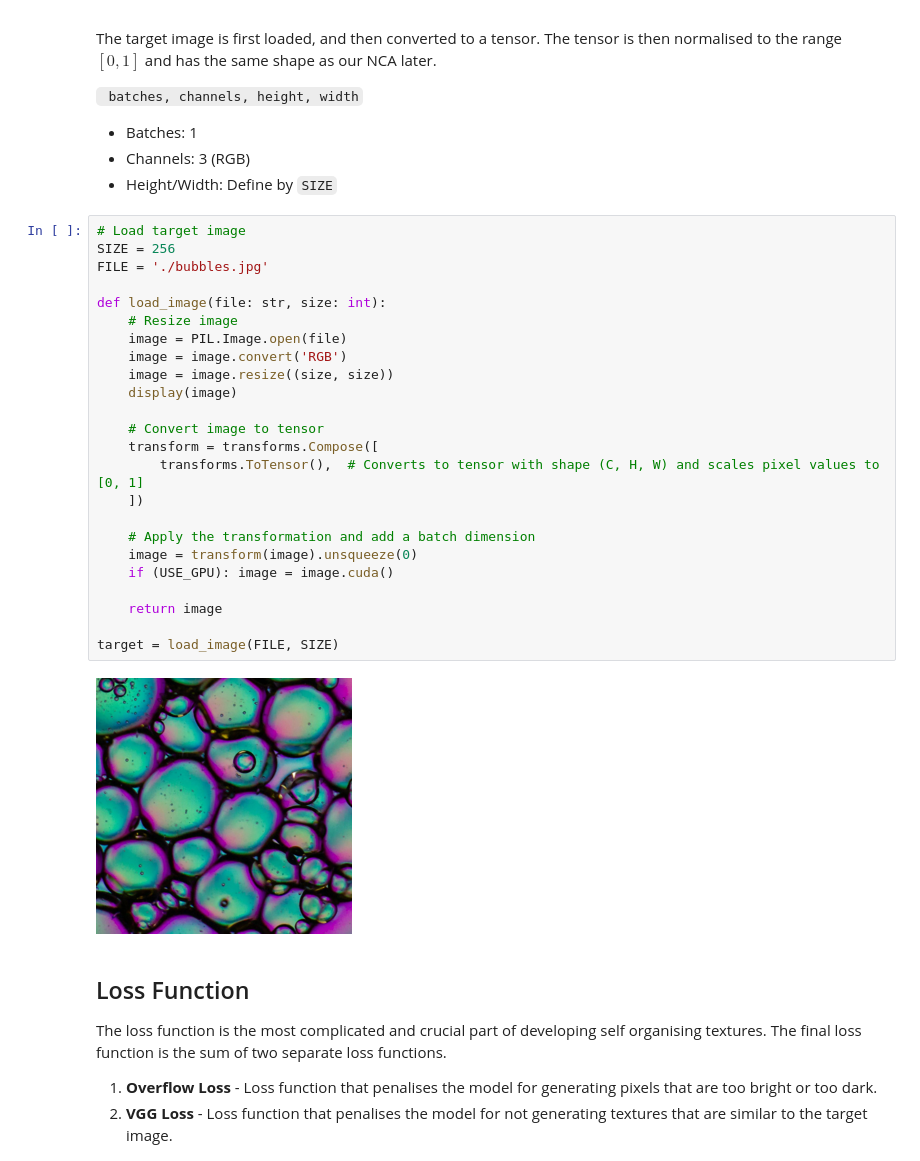
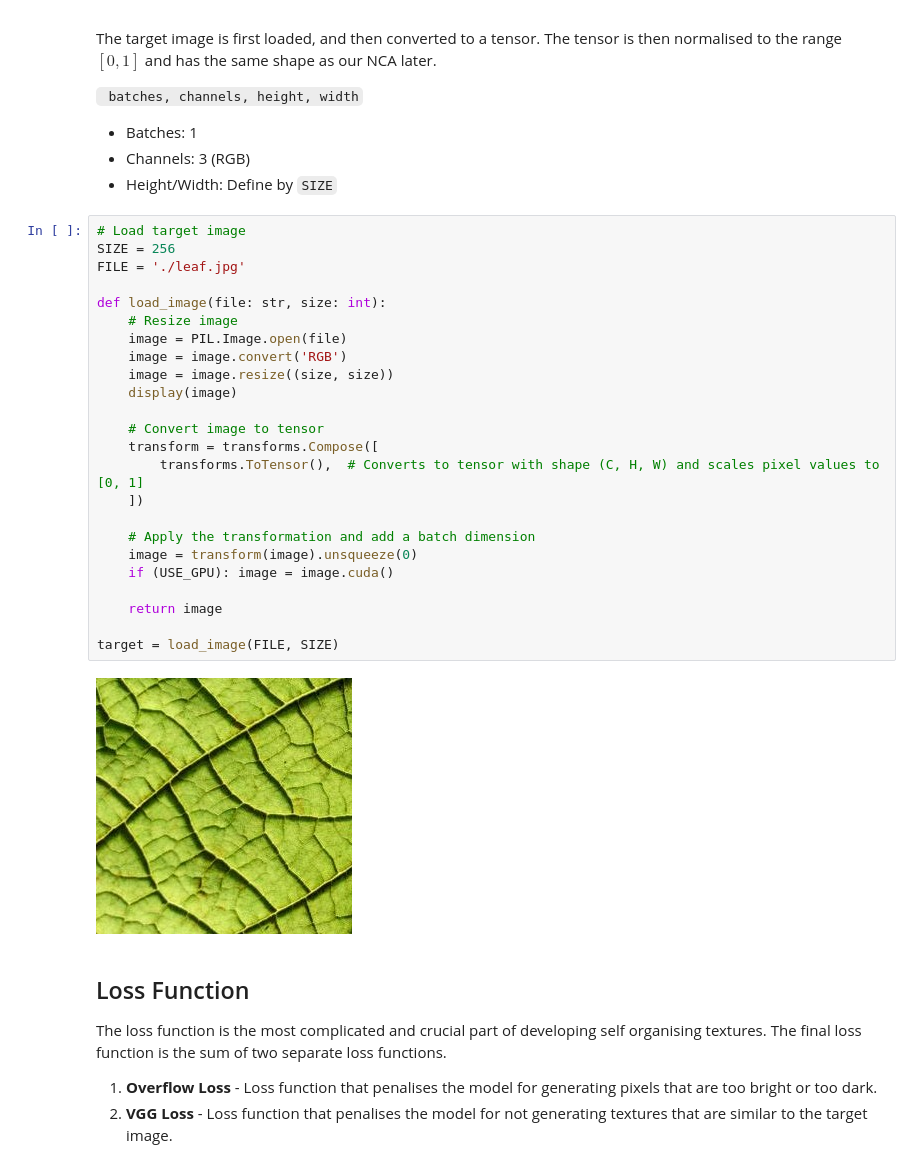
Before and after one commit to MonashDeepNeuron/Neural-Cellular-Automata, a Jupyter notebook: TorchModels/Texture/textures.ipynb, the cells around one changed output. Saved outputs shown, nothing was run; the diff lists cells and outputs as text.

Commit message:
feat: leaf

```diff
--- a/TorchModels/Texture/textures.ipynb
+++ b/TorchModels/Texture/textures.ipynb
@@ -32,29 +32,29 @@ The target image is first loaded, and then converted to a tensor. The tensor is
 # %%
 # Load target image
 SIZE = 256
-FILE = './bubbles.jpg'
+FILE = './leaf.jpg'
 
 def load_image(file: str, size: int):
     # Resize image
     image = PIL.Image.open(file)
     image = image.convert('RGB')
     image = image.resize((size, size))
     display(image)
 
     # Convert image to tensor
     transform = transforms.Compose([
         transforms.ToTensor(),  # Converts to tensor with shape (C, H, W) and scales pixel values to [0, 1]
     ])
 
     # Apply the transformation and add a batch dimension
     image = transform(image).unsqueeze(0)
     if (USE_GPU): image = image.cuda()
 
     return image
 
 target = load_image(FILE, SIZE)
 # %% [output]
-[figure, old version]
+[figure, new version]
 # %% [markdown]
 ## Loss Function
 The loss function is the most complicated and crucial part of developing self organising textures.  The final loss function is the sum of two separate loss functions.
```
Also changed, not shown: parts of 1 cell of this notebook, 6 other files.
